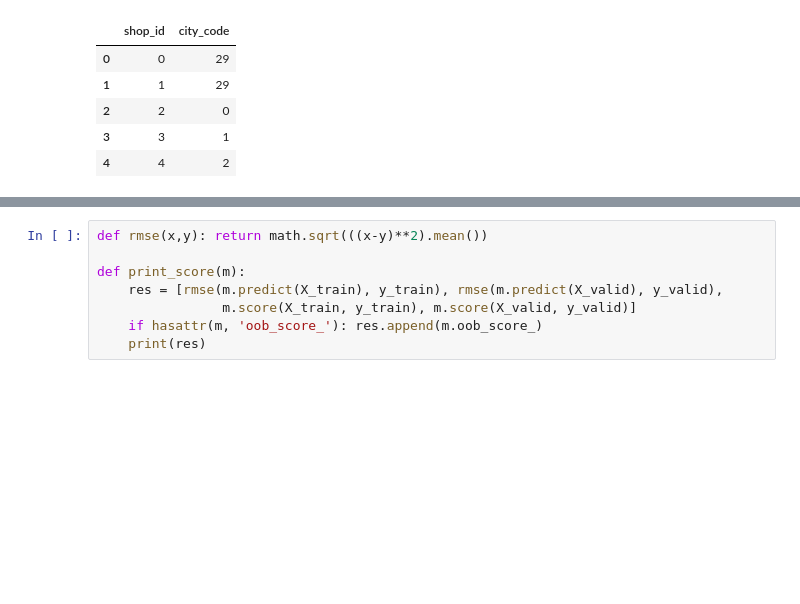
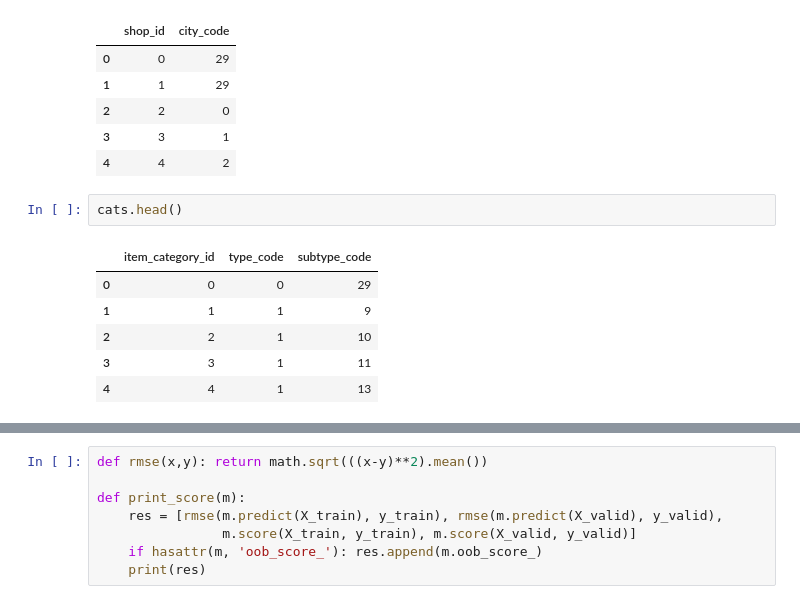
Before and after one commit to robwil/randomforest-playground, a Jupyter notebook: kaggle-predict-future-sales.ipynb, the cells around one changed output, grey strips where cells are left out. Cells and saved outputs as stored; diff of their text form; blank space fills up the shorter version.

```diff
--- a/kaggle-predict-future-sales.ipynb
+++ b/kaggle-predict-future-sales.ipynb
@@ -157,3 +157,12 @@ shops.head()
 | 2 | 2 | 0 |
 | 3 | 3 | 1 |
 | 4 | 4 | 2 |
+# %%
+cats.head()
+# %% [output]
+|  | item_category_id | type_code | subtype_code |
+| 0 | 0 | 0 | 29 |
+| 1 | 1 | 1 | 9 |
+| 2 | 2 | 1 | 10 |
+| 3 | 3 | 1 | 11 |
+| 4 | 4 | 1 | 13 |
```
Also changed, not shown: parts of 34 cells of this notebook.
